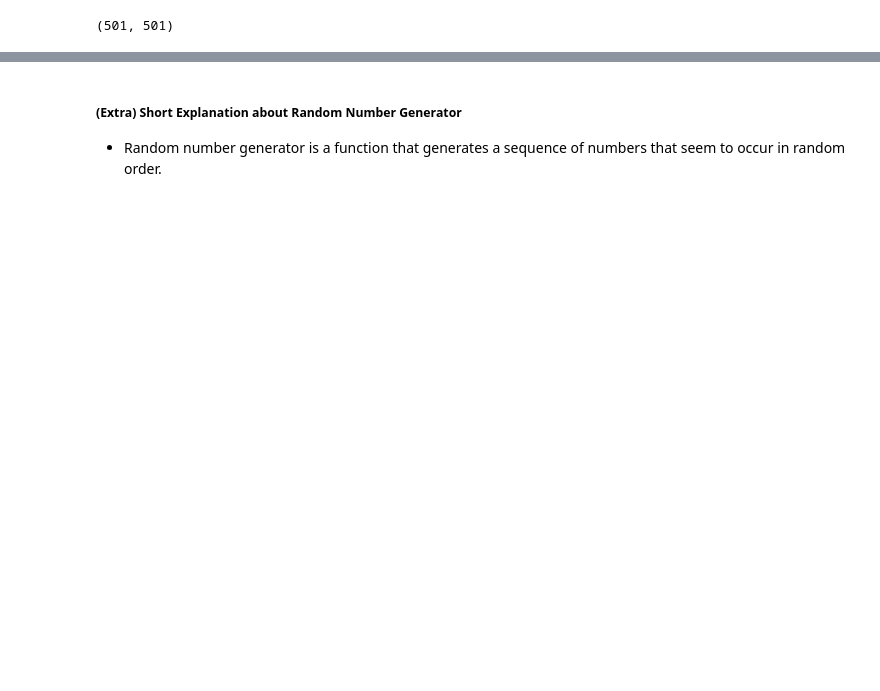
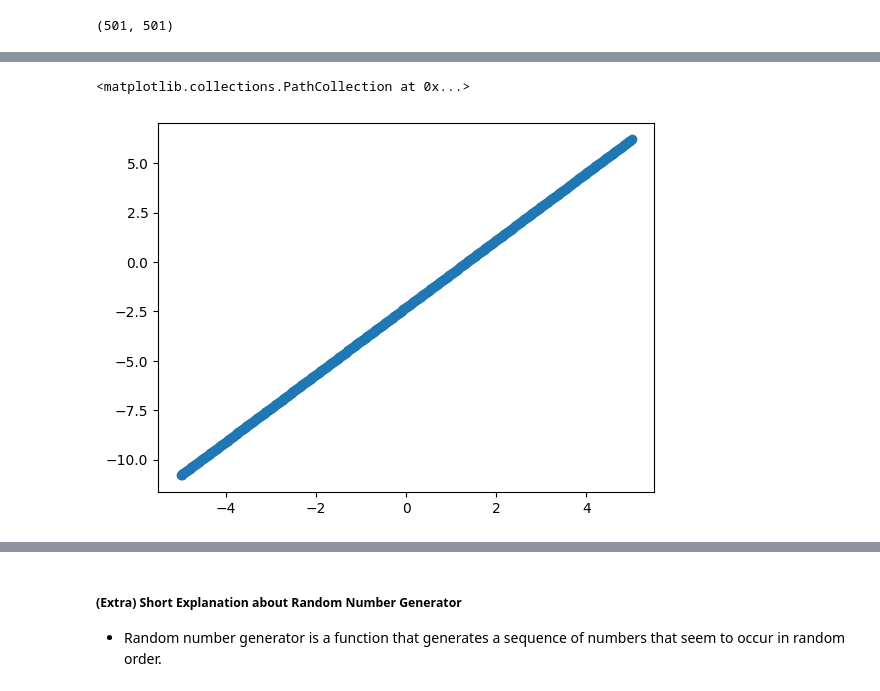
Before and after one commit to jdasam/mas1004, a Jupyter notebook: live_coding/2_function_approximation.ipynb, the cells around one changed output, grey strips where cells are left out. Cells and saved outputs as stored; diff of their text form; code cells hidden in the pictures; blank space fills up the shorter version.

```diff
--- a/live_coding/2_function_approximation.ipynb
+++ b/live_coding/2_function_approximation.ipynb
@@ -14,4 +26,12 @@
     -  In this cell, we will create a function that follows the linear equation format f(x) = ax + b. This function will take an input x and return value that is the result of the equation. The variables a and b are coefficients that we will define. The variable a is the slope of the line and b is the y-intercept. This function will help us understand the concept of function approximation in the context of regression.
 # %%
 # Let's make function that works as f(x) = ax+b
+
+param_a = 1.7
+param_b = -2.3
+
+def my_function(x): # hidden function that we have to guess
+  return param_a * x + param_b
+
+my_function(1.0)
 # %% [output]
@@ -20,3 +40,8 @@
 # Let's plot this function
 # First, let's make many x candidates
 # from -5 to 5, with 500 total x
+
+xs = [ i for i in range(501)]
+xs # This gives list of integers 0 to 500
+xs = [ (i-250)/50 for i in range(501)]
+xs
@@ -26,6 +69,8 @@
 
 # Using for loop
 ys = []
-
+for x in xs:
+  y = my_function(x)
+  ys.append(y)
 # Using list comprehension
-ys = []
+ys = [my_function(x) for x in xs]
@@ -48,0 +111,13 @@ xs[23]: -4.54, ys[23]: -8.58, my_function(xs[23]): -8.58
+# %%
+# To plot arbitrary number of data points on 2D space, we can use scatter
+import matplotlib.pyplot as plt
+
+plt.scatter(xs, ys)
+
+# How can we draw ony 1 sample for every 10 samples instead of drawing every samples?
+# plt.scatter(xs[::10], ys[::10]) # begin:end:step
+# in python slice indexing, you can ommit initial slice if you are selecting it from very first
+# and also end slice if you are selecting until the very last one
+# %% [output]
+<matplotlib.collections.PathCollection at 0x...>
+[figure, added]
```
Also changed, not shown: parts of 23 cells of this notebook.
